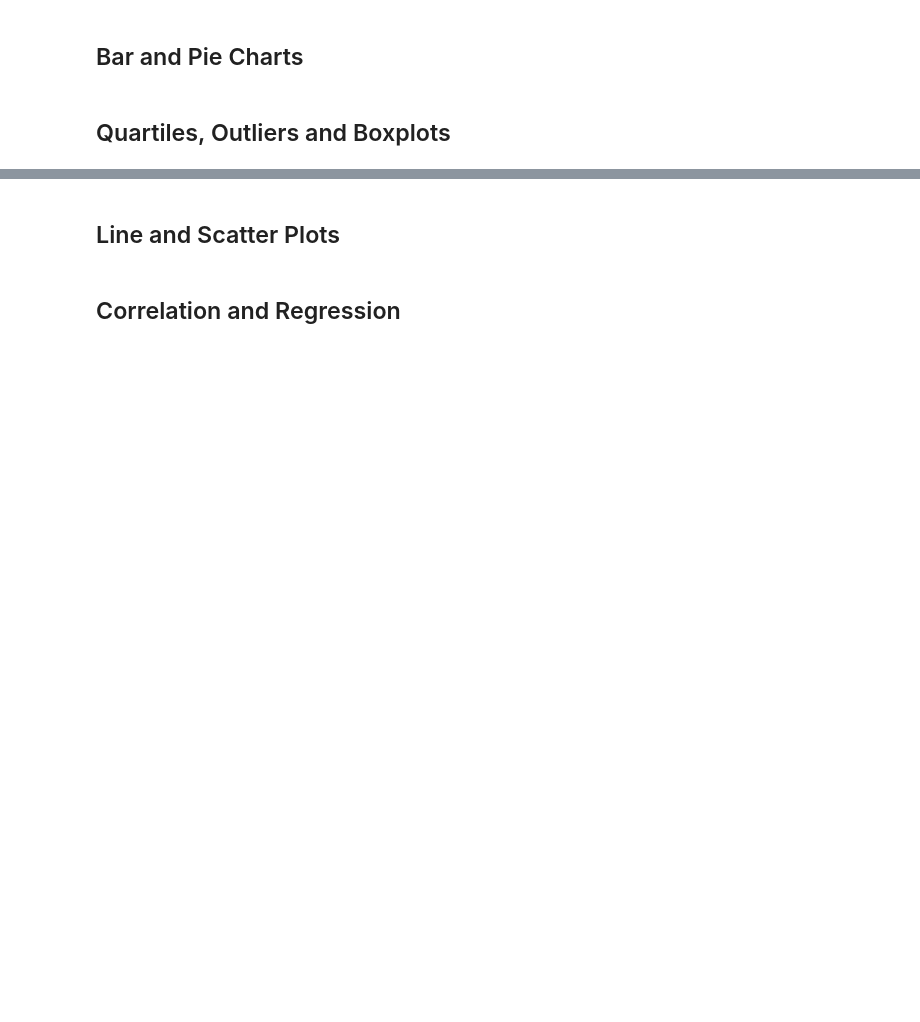
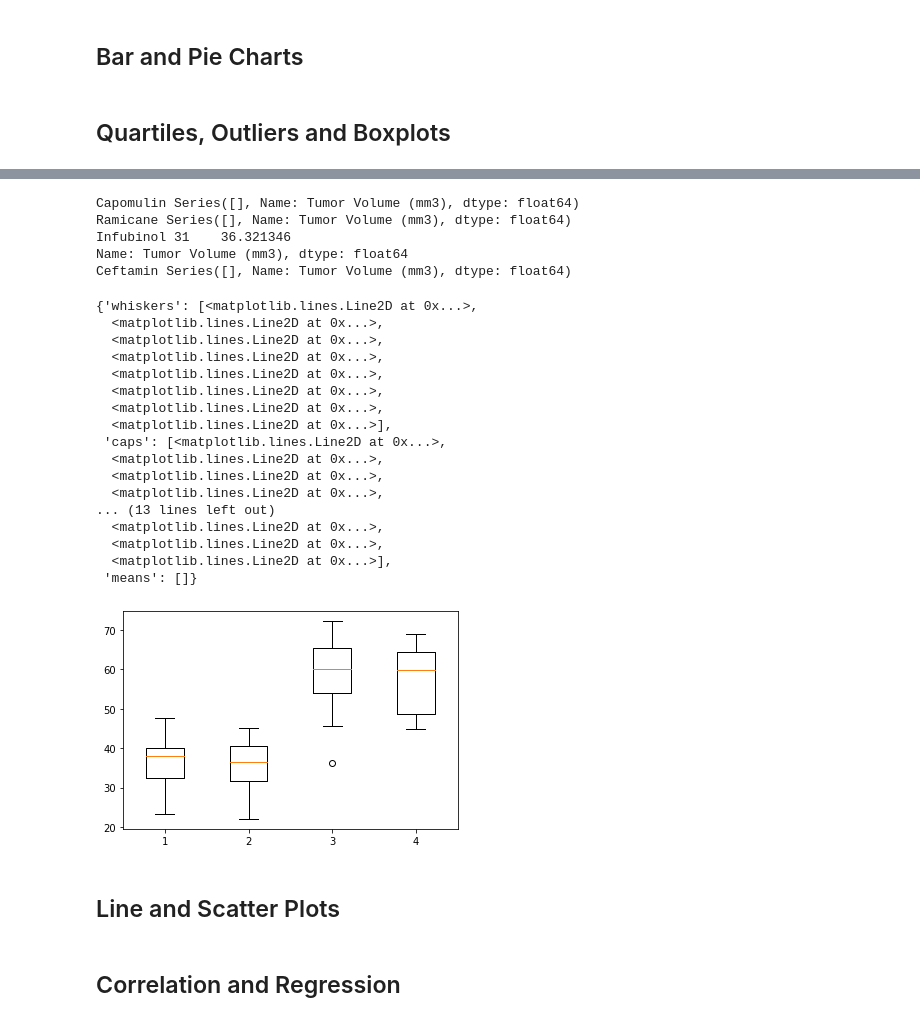
Before and after one commit to jmbnw9/Matplotlib, a Jupyter notebook: pymaceuticals.ipynb, the cells around one changed output, grey strips where cells are left out. Cells and saved outputs as stored; diff of their text form; code cells hidden in the pictures; blank space fills up the shorter version.

```diff
--- a/pymaceuticals.ipynb
+++ b/pymaceuticals.ipynb
@@ -50,8 +43,4 @@ dtype: int64
 # %%
 # Getting the duplicate mice by ID number that shows up for Mouse ID and Timepoint.
-merge_df = merge_df.dropna(how="any")
-
-merge_df = merge_df.drop_duplicates()
-
-merge_df.count()
+merge_df.loc[merge_df.duplicated(["Mouse ID", "Timepoint"])]["Mouse ID"].unique()
 # %% [output]
@@ -67,2 +65,5 @@ dtype: int64
 # %%
 # Create a clean DataFrame by dropping the duplicate mouse by its ID.
+clean_df = merge_df.loc[merge_df["Mouse ID"]!= 'g989']
+
+clean_df
@@ -97,6 +153,9 @@ dtype: int64
 # Capomulin, Ramicane, Infubinol, and Ceftamin
 
 # Start by getting the last (greatest) timepoint for each mouse
-
+max_timepoint_df = clean_df.groupby("Mouse ID").max()["Timepoint"]
 
 # Merge this group df with the original dataframe to get the tumor volume at the last timepoint
+max_tumor_df = pd.merge(max_timepoint_df, clean_df, on= ["Mouse ID", "Timepoint"])
+
+max_tumor_df
@@ -103,12 +176,24 @@ dtype: int64
 # %%
 # Put treatments into a list for for loop (and later for plot labels)
-
+drug_list =["Capomulin", "Ramicane", "Infubinol", "Ceftamin"]
 
 # Create empty list to fill with tumor vol data (for plotting)
-
+tumor_vol= []
 
 # Calculate the IQR and quantitatively determine if there are any potential outliers.
+for x in drug_list:
+    drug_vol = max_tumor_df.loc[max_tumor_df["Drug Regimen"]==x]["Tumor Volume (mm3)"]
+    tumor_vol.append(drug_vol)
+    quartiles = drug_vol.quantile([.25,.5,.75])
+    lowerq = quartiles[0.25]
+    upperq = quartiles[0.75]
+    iqr = upperq-lowerq
 
+    lower_bound = lowerq - (1.5*iqr)
+    upper_bound = upperq + (1.5*iqr)
+    outliers = drug_vol.loc[(drug_vol<lower_bound) | (drug_vol>upper_bound)]
+
+    print(x,outliers)
 
     # Locate the rows which contain mice on each drug and get the tumor volumes
 
@@ -117,8 +202,34 @@ dtype: int64
 
 
     # Determine outliers using upper and lower bounds
+# %% [output]
+Capomulin Series([], Name: Tumor Volume (mm3), dtype: float64)
+Ramicane Series([], Name: Tumor Volume (mm3), dtype: float64)
+Infubinol 31    36.321346
+Name: Tumor Volume (mm3), dtype: float64
+Ceftamin Series([], Name: Tumor Volume (mm3), dtype: float64)
 # %%
 # Generate a box plot of the final tumor volume of each mouse across four regimens of interest
+plt.boxplot(tumor_vol)
+# %% [output]
+{'whiskers': [<matplotlib.lines.Line2D at 0x...>,
+  <matplotlib.lines.Line2D at 0x...>,
+  <matplotlib.lines.Line2D at 0x...>,
+  <matplotlib.lines.Line2D at 0x...>,
+  <matplotlib.lines.Line2D at 0x...>,
+  <matplotlib.lines.Line2D at 0x...>,
+  <matplotlib.lines.Line2D at 0x...>,
+  <matplotlib.lines.Line2D at 0x...>],
+ 'caps': [<matplotlib.lines.Line2D at 0x...>,
+  <matplotlib.lines.Line2D at 0x...>,
+  <matplotlib.lines.Line2D at 0x...>,
+  <matplotlib.lines.Line2D at 0x...>,
+... (13 lines left out)
+  <matplotlib.lines.Line2D at 0x...>,
+  <matplotlib.lines.Line2D at 0x...>,
+  <matplotlib.lines.Line2D at 0x...>],
+ 'means': []}
+[figure, added]
 # %% [markdown]
 ## Line and Scatter Plots
 # %%
```
Also changed, not shown: parts of 8 cells of this notebook.
